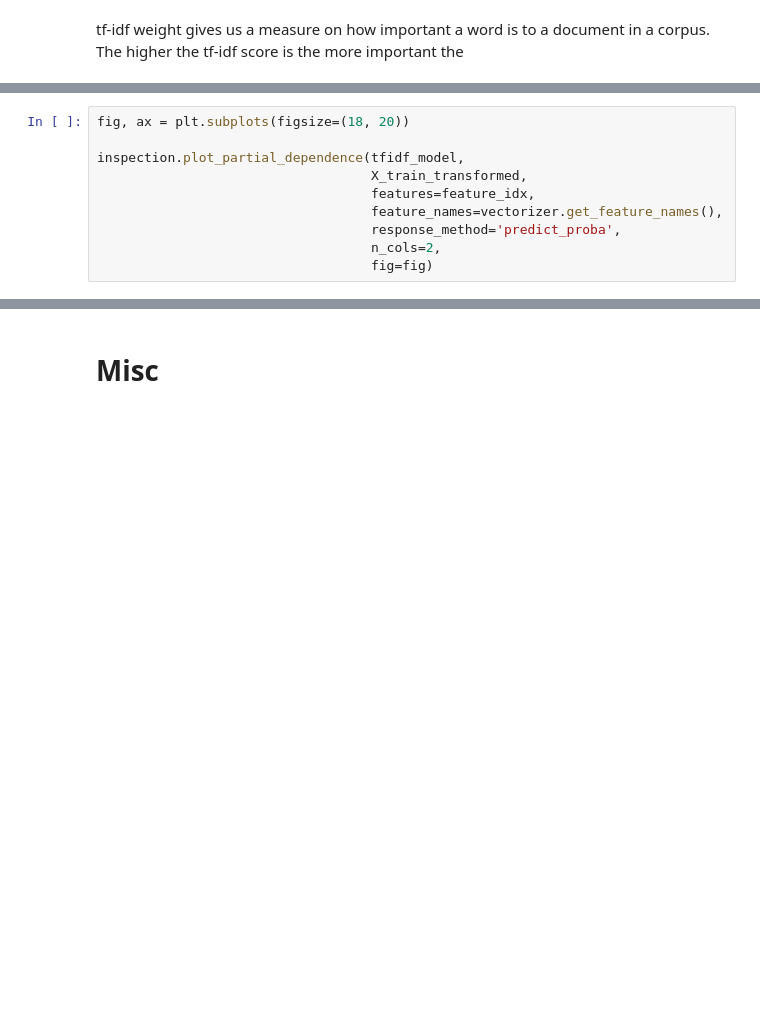
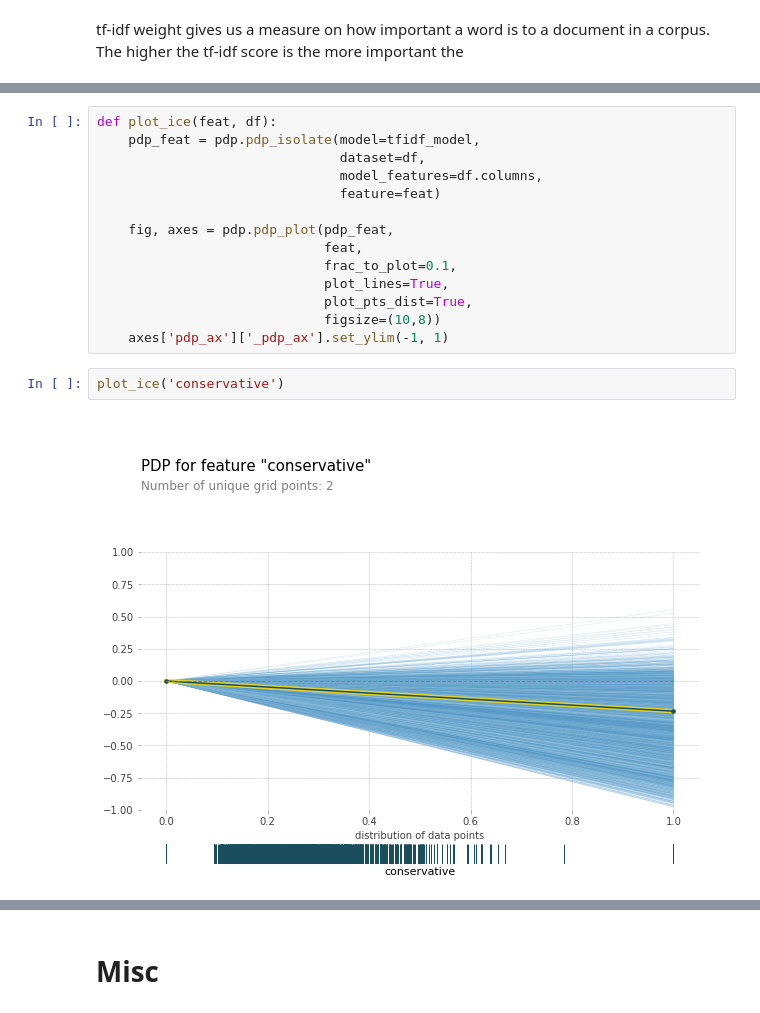
Before and after one commit to Alpha-1787/W266-Final-Project, a Jupyter notebook: Political-Leaning-Classification.ipynb, the cells around one changed output, grey strips where cells are left out. Drawn from its saved outputs; the diff is of its cells as text; blank space fills up the shorter version.

```diff
--- a/Political-Leaning-Classification.ipynb
+++ b/Political-Leaning-Classification.ipynb
@@ -448,10 +438,0 @@ X_train_transformed.shape
-# %%
-fig, ax = plt.subplots(figsize=(18, 20))
-
-inspection.plot_partial_dependence(tfidf_model,
-                                   X_train_transformed,
-                                   features=feature_idx,
-                                   feature_names=vectorizer.get_feature_names(),
-                                   response_method='predict_proba',
-                                   n_cols=2,
-                                   fig=fig)
@@ -491,0 +483,18 @@ post_df.head()
+# %%
+def plot_ice(feat, df):
+    pdp_feat = pdp.pdp_isolate(model=tfidf_model,
+                               dataset=df,
+                               model_features=df.columns,
+                               feature=feat)
+
+    fig, axes = pdp.pdp_plot(pdp_feat,
+                             feat,
+                             frac_to_plot=0.1,
+                             plot_lines=True,
+                             plot_pts_dist=True,
+                             figsize=(10,8))
+    axes['pdp_ax']['_pdp_ax'].set_ylim(-1, 1)
+# %%
+plot_ice('conservative')
+# %% [output]
+[figure, added]
```
Also changed, not shown: parts of 39 cells of this notebook.
